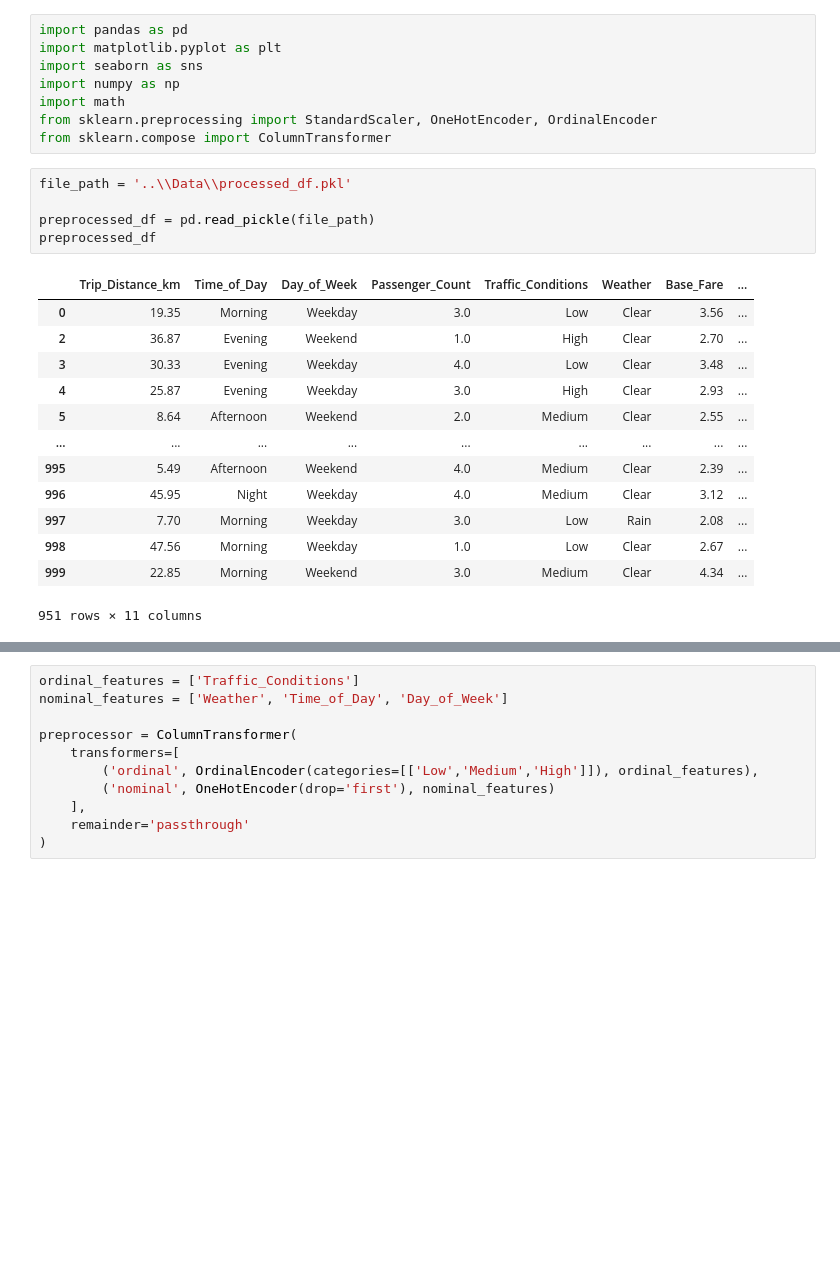
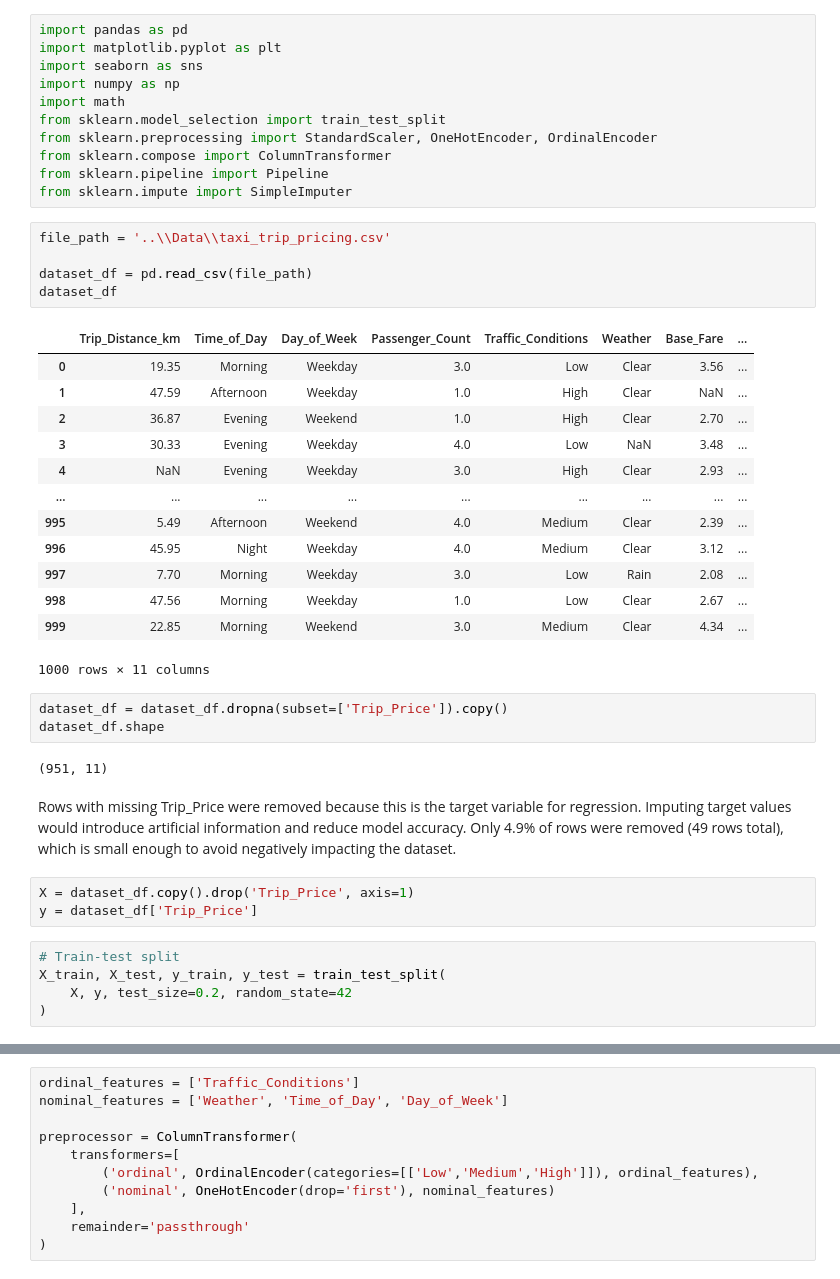
Before and after one commit to Padawan2024/ML-Portfolio, a Jupyter notebook: Supervised_ML/Regression/Predict Taxi Price/Notebooks/Regression Models.ipynb, the cells around one changed output, grey strips where cells are left out. Drawn from its saved outputs; the diff is of its cells as text; blank space fills up the shorter version.

```diff
--- a/Supervised_ML/Regression/Predict Taxi Price/Notebooks/Regression Models.ipynb
+++ b/Supervised_ML/Regression/Predict Taxi Price/Notebooks/Regression Models.ipynb
@@ -4,24 +4,44 @@ import matplotlib.pyplot as plt
 import seaborn as sns
 import numpy as np
 import math
+from sklearn.model_selection import train_test_split
 from sklearn.preprocessing import StandardScaler, OneHotEncoder, OrdinalEncoder
 from sklearn.compose import ColumnTransformer
+from sklearn.pipeline import Pipeline
+from sklearn.impute import SimpleImputer
 # %%
-file_path = '..\\Data\\processed_df.pkl'
+file_path = '..\\Data\\taxi_trip_pricing.csv'
 
-preprocessed_df = pd.read_pickle(file_path)
-preprocessed_df
+dataset_df = pd.read_csv(file_path)
+dataset_df
 # %% [output]
 |  | Trip_Distance_km | Time_of_Day | Day_of_Week | Passenger_Count | Traffic_Conditions | Weather | Base_Fare | ... |
 | 0 | 19.35 | Morning | Weekday | 3.0 | Low | Clear | 3.56 | ... |
+| 1 | 47.59 | Afternoon | Weekday | 1.0 | High | Clear | NaN | ... |
 | 2 | 36.87 | Evening | Weekend | 1.0 | High | Clear | 2.70 | ... |
-| 3 | 30.33 | Evening | Weekday | 4.0 | Low | Clear | 3.48 | ... |
-| 4 | 25.87 | Evening | Weekday | 3.0 | High | Clear | 2.93 | ... |
-| 5 | 8.64 | Afternoon | Weekend | 2.0 | Medium | Clear | 2.55 | ... |
+| 3 | 30.33 | Evening | Weekday | 4.0 | Low | NaN | 3.48 | ... |
+| 4 | NaN | Evening | Weekday | 3.0 | High | Clear | 2.93 | ... |
 | ... | ... | ... | ... | ... | ... | ... | ... | ... |
 | 995 | 5.49 | Afternoon | Weekend | 4.0 | Medium | Clear | 2.39 | ... |
 | 996 | 45.95 | Night | Weekday | 4.0 | Medium | Clear | 3.12 | ... |
 | 997 | 7.70 | Morning | Weekday | 3.0 | Low | Rain | 2.08 | ... |
 | 998 | 47.56 | Morning | Weekday | 1.0 | Low | Clear | 2.67 | ... |
 | 999 | 22.85 | Morning | Weekend | 3.0 | Medium | Clear | 4.34 | ... |
-951 rows × 11 columns
+1000 rows × 11 columns
+# %%
+dataset_df = dataset_df.dropna(subset=['Trip_Price']).copy()
+dataset_df.shape
+# %% [output]
+(951, 11)
+# %% [markdown]
+Rows with missing Trip_Price were removed because this is the target variable for regression.
+Imputing target values would introduce artificial information and reduce model accuracy.
+Only 4.9% of rows were removed (49 rows total), which is small enough to avoid negatively impacting the dataset.
+# %%
+X = dataset_df.copy().drop('Trip_Price', axis=1)
+y = dataset_df['Trip_Price']
+# %%
+# Train-test split
+X_train, X_test, y_train, y_test = train_test_split(
+    X, y, test_size=0.2, random_state=42
+)
```
Also changed, not shown: parts of 18 cells of this notebook, 1 other file.
